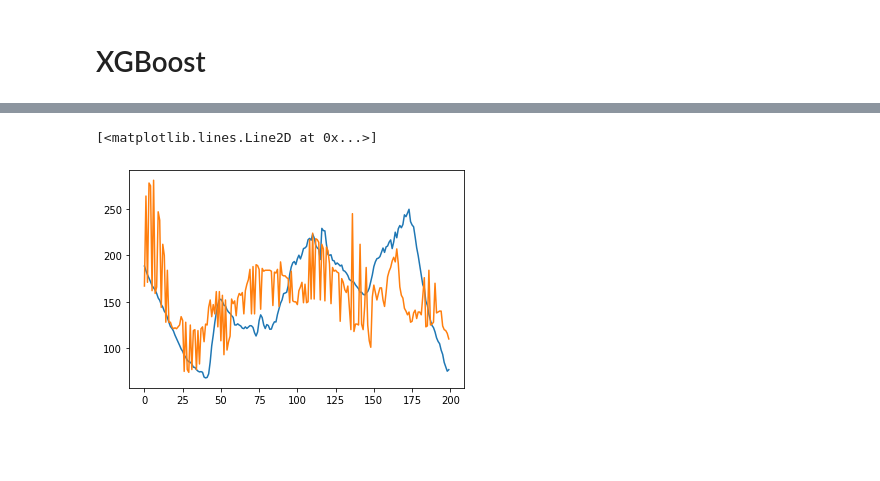
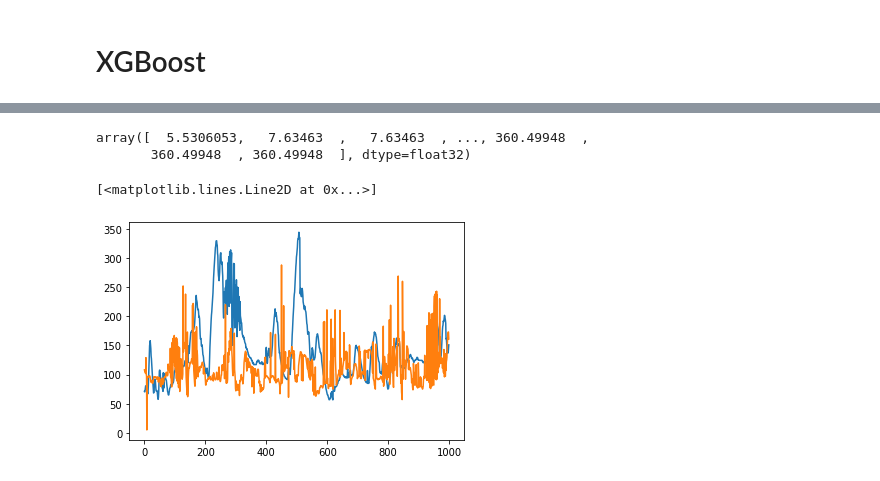
Before and after one commit to Spencer-Weston/BGPredict, a Jupyter notebook: bgpredict/Baseline/XGBoost.ipynb, the cells around one changed output, grey strips where cells are left out. Cells and saved outputs as stored; diff of their text form; code cells hidden in the pictures; blank space fills up the shorter version.

```diff
--- a/bgpredict/Baseline/XGBoost.ipynb
+++ b/bgpredict/Baseline/XGBoost.ipynb
@@ -34,0 +96,6 @@ print(f"Data cleaned in {datetime.now()-start}")
+# %%
+rng = default_rng(46)
+subjects = clean_df.groupby("subjectid")['entryid'].count().sort_values()
+subjects = list(subjects.loc[subjects > 1000].index)
+drop_subjects = rng.choice(subjects, 14)
+drop_subjects
@@ -35,3 +106,5 @@ print(f"Data cleaned in {datetime.now()-start}")
+# %%
+clean_df = clean_df.loc[~clean_df['subjectid'].isin(drop_subjects), :]
 # %%
 def create_cv_splits(df):
     df = df.reset_index()
@@ -102,23 +145,13 @@ test_X: (1852, 177), train_y; (1852, 1)
 # %%
 n_cpu = os.cpu_count()
 print(f"Using {n_cpu} CPUs for {len(train_X)} rows")
-
-param = {'max_depth': 2,
-      "learning_rate": [0.1,0.2,0.3], #
-      "gamma" : 1, # 0 to inf; minimum loss reduction required to make a partition. Larger is more conservative
-      "min_child_weight": 3, # minimum hessian weight of leaf nodes, o to inf
-      "n_estimators": 2, #equivalent to num rounds
-      "reg_lambda": 5, # l2, 0 to inf
-      "reg_alpha": 0.1, # l1, 0 to inf
-      "n_estimators":range(50,400,40),
-     }
 
 start = datetime.now()
 # params_test = {"n_estimators":range(50,400,40)}
 params_test = {"max_depth": [i for i in range(2, 20, 2)],
                "learning_rate": [0.01, 0.1,0.2,0.3, 0.5, 0.75, 1],
                "n_estimators":[x for x in range(50,400,50)],
-               "reg_alpha": [0,0.0001,0.001,0.01,0.1],
+               "reg_alpha": [0,0.0001,0.001,0.01,0.1, 0.2, 0.3, 0.5, 0.75, 1, 2, 3],
                "reg_lambda":[0,0.0001,0.001,0.01,0.1, 0.2, 0.3, 0.5, 0.75, 1, 2, 3],
                "gamma": [0, 0.25, 0.5, 1.0, 2, 4, 8, 16],
                "min_child_weight": [0.25, 0.5, 1, 3, 5, 7],
@@ -133,7 +166,7 @@ regressor = xgboost.XGBRegressor(eval_metric="rmse", verbosity=0)
 
 cv_search = BayesSearchCV(estimator=regressor,
                               search_spaces = params_test,
-                              n_iter=64,
+                              n_iter=200,
                               n_jobs=n_cpu,
                               cv=cv_splits,
                               verbose=1)
@@ -260,7 +297,13 @@ best_estimator.score(test_X, test_y)
+# %%
+preds.sort()
+preds
+# %% [output]
+array([  5.5306053,   7.63463  ,   7.63463  , ..., 360.49948  ,
+       360.49948  , 360.49948  ], dtype=float32)
 # %%
-x_axis = [i for i in range(200)]
-plt.plot(x_axis, preds[11800:12000])
-plt.plot(x_axis, test_y[11800:12000])
+x_axis = [i for i in range(1000)]
+plt.plot(x_axis, preds[12000:13000])
+plt.plot(x_axis, test_y[12000:13000])
 # %% [output]
 [<matplotlib.lines.Line2D at 0x...>]
-[figure, old version]
+[figure, new version]
```
Also changed, not shown: parts of 14 cells of this notebook, 1 other file.
